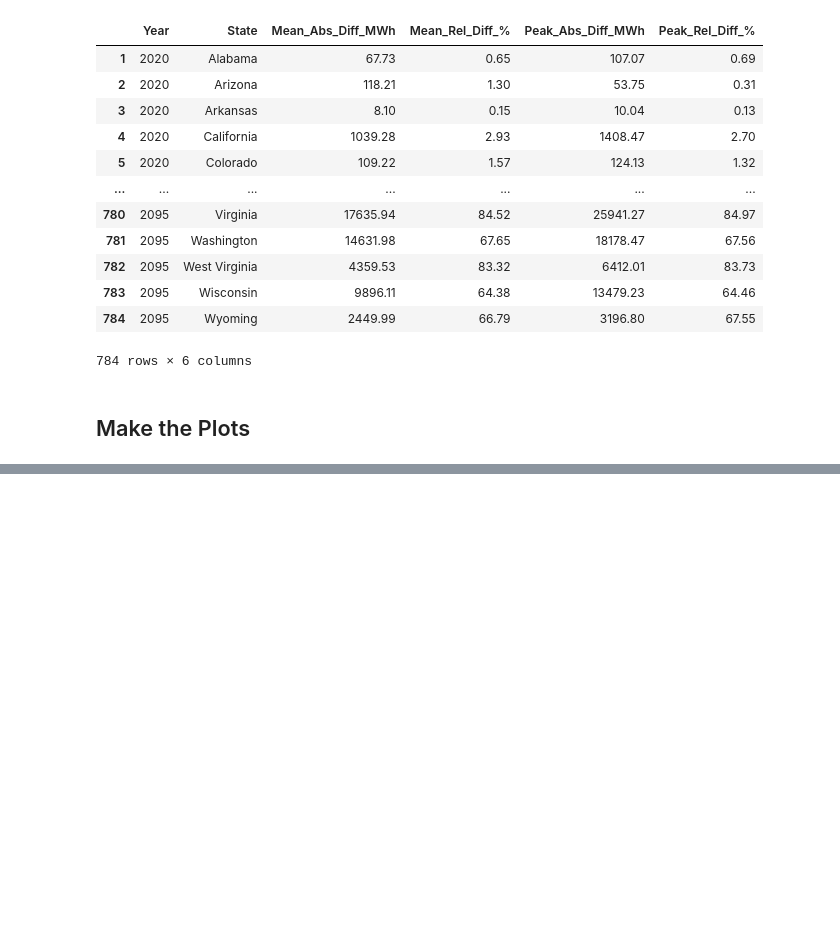
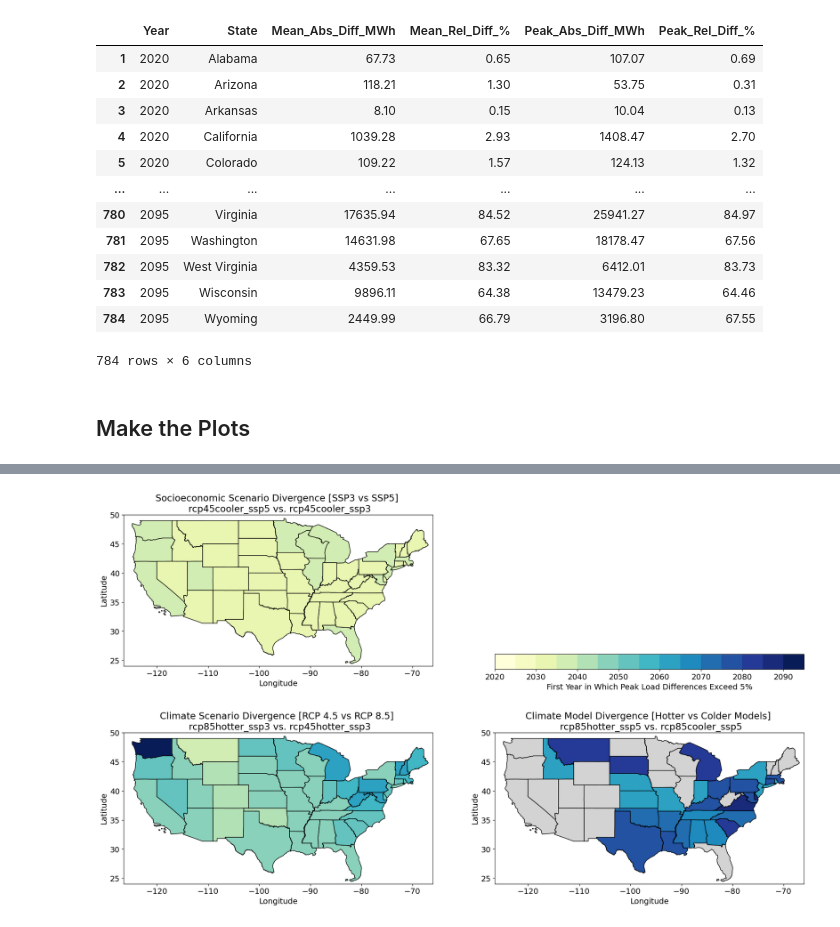
Before and after one commit to IMMM-SFA/burleyson-etal_2024_applied_energy, a Jupyter notebook: notebooks/state_divergence_analysis.ipynb, the cells around one changed output, grey strips where cells are left out. Drawn from its saved outputs; the diff is of its cells as text; code cells hidden in the pictures; blank space fills up the shorter version.

Commit message:
Added map plots

```diff
--- a/notebooks/state_divergence_analysis.ipynb
+++ b/notebooks/state_divergence_analysis.ipynb
@@ -18,6 +18,7 @@ from mpl_toolkits.axes_grid1 import make_axes_locatable
 # %%
 # Identify the top-level directory and the subdirectory where the data will be stored:
 data_input_dir =  '/Users/burl878/Documents/IMMM/Data/TELL/Production_Runs/tell_data/outputs/tell_output/'
+metadata_input_dir =  '/Users/burl878/Documents/Code/code_repos/burleyson-etal_2023_tbd/data/state_shapefiles/'
 data_output_dir =  '/Users/burl878/Documents/Code/code_repos/burleyson-etal_2023_tbd/data/divergence/'
 image_output_dir =  '/Users/burl878/Documents/Code/code_repos/burleyson-etal_2023_tbd/figures/States/'
 # %% [markdown]
@@ -414,0 +561,9 @@ plot_state_difference_box_plots(data_input_dir = data_output_dir,
+# %%
+plot_state_divergence_maps(data_input_dir = data_output_dir,
+                           metadata_input_dir = metadata_input_dir,
+                           threshold = 5,
+                           image_output_dir = image_output_dir,
+                           image_resolution = 300,
+                           save_images = True)
+# %% [output]
+[figure, added]
```
Also changed, not shown: parts of 3 cells of this notebook, 1 other file.
